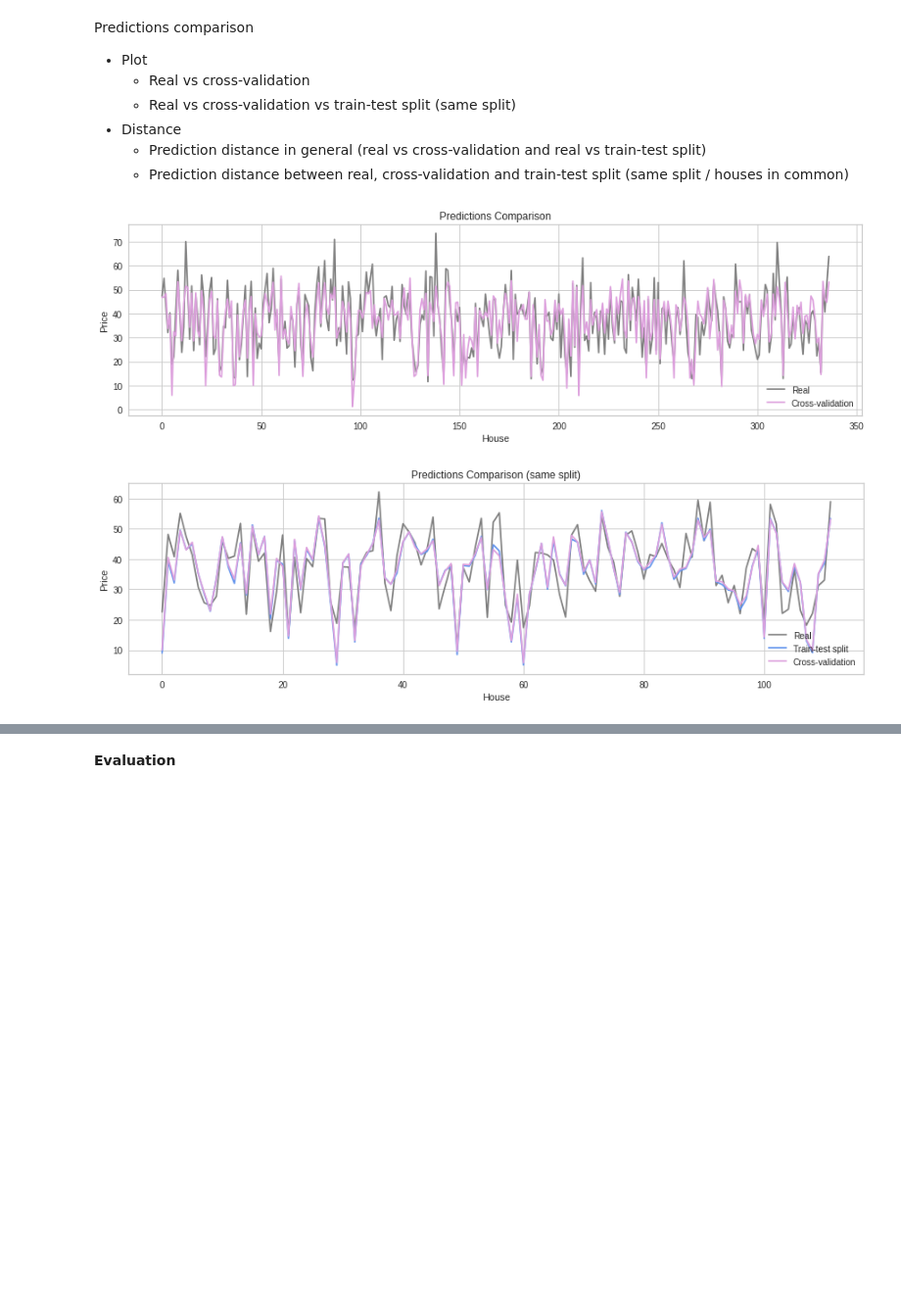
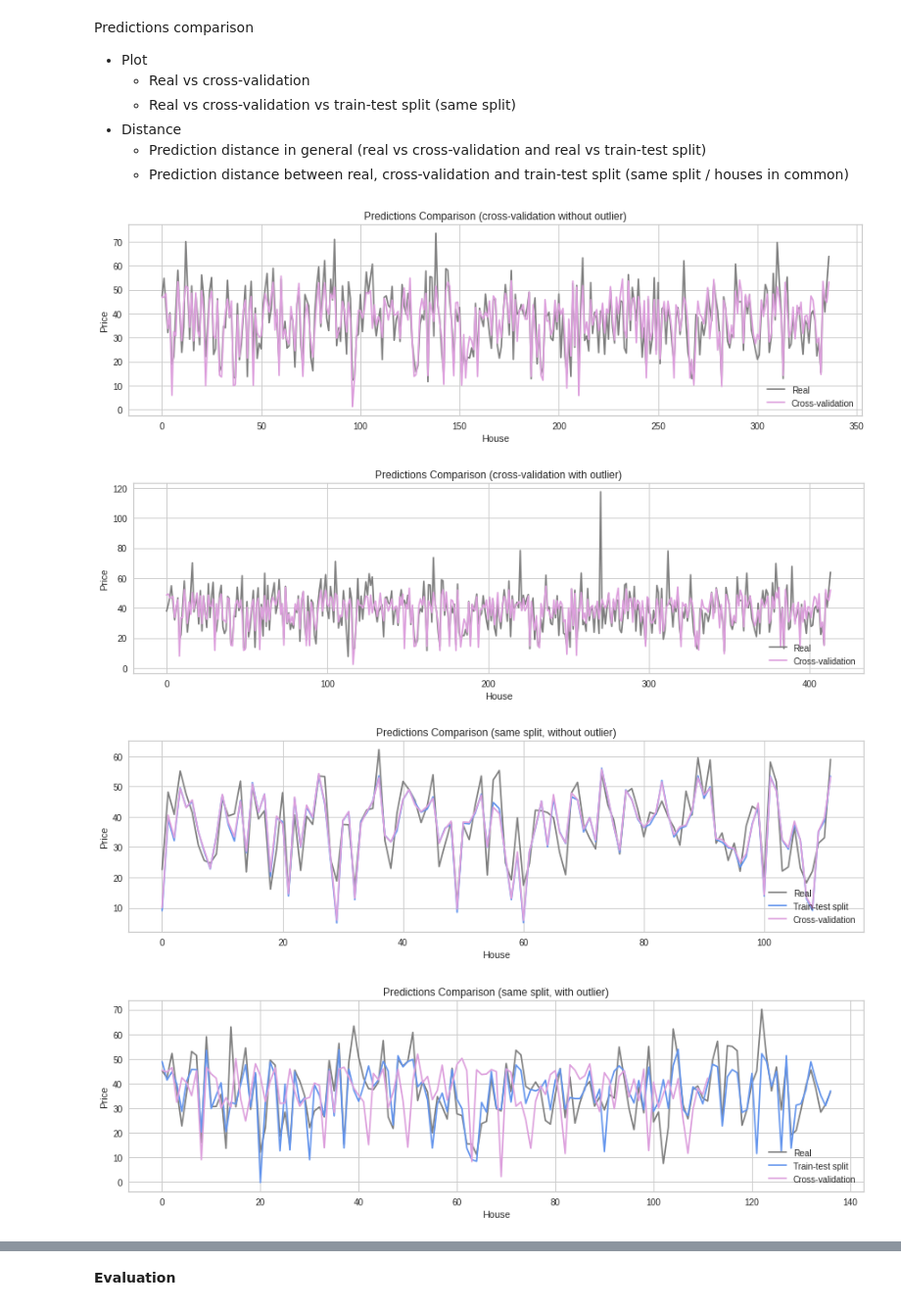
Before and after one commit to raquelcandido/Real_Estate, a Jupyter notebook: RealEstate_price_prediction.ipynb, the cells around one changed output, grey strips where cells are left out. Shown at 98% size. Drawn from its saved outputs; the diff is of its cells as text; code cells hidden in the pictures; blank space fills up the shorter version.

```diff
--- a/RealEstate_price_prediction.ipynb
+++ b/RealEstate_price_prediction.ipynb
@@ -390,10 +390,15 @@ y = data.loc[:,'Y house price of unit area']
 
 #Train-test split
 X_train, X_test, y_train, y_test = train_test_split(X, y, test_size=0.33, random_state=42)
-reg = LinearRegression().fit(X_train, y_train)    #fit train set
-price_predict = reg.predict(X_test)
 
-#Cross-validation
+#Linear regression model
+reg = LinearRegression()
+
+#linear regression with train-test split
+reg_fit = reg.fit(X_train, y_train)
+price_predict = reg_fit.predict(X_test)
+
+#linear regression with cross-validation
 price_predict_cv = cross_val_predict(reg, X, y, cv=10)
 
 #regression coefficients
@@ -411,10 +416,15 @@ y_out = old_data.loc[:,'Y house price of unit area']
 
 #Train-test split
 X_train_out, X_test_out, y_train_out, y_test_out = train_test_split(X_out, y_out, test_size=0.33, random_state=42)
-reg_out = LinearRegression().fit(X_train, y_train)    #fit train set
+
+#Linear regression model
+reg_out = LinearRegression()
+
+#linear regression with train set
+reg_fit_out = reg_out.fit(X_train, y_train)
 price_predict_out = reg.predict(X_test_out)
 
-#Cross-validation
+#liinear regression with cross-validation
 price_predict_cv_out = cross_val_predict(reg_out, X_out, y_out, cv=10)
 
 #regression coefficients
@@ -498,43 +511,74 @@ Predictions comparison
   - Prediction distance in general (real vs cross-validation and real vs train-test split)
   - Prediction distance between real, cross-validation and train-test split (same split / houses in common)
 # %%
+#Predictions comparison plot
+
+#real vs cross-validation (without outlier)
 plt.figure(figsize=(15,4))
-
 plt.plot(np.array(y), color='grey', label='Real')
 plt.plot(price_predict_cv, color='plum', label='Cross-validation')
 plt.xlabel('House')
 plt.ylabel('Price')
-plt.title('Predictions Comparison')
+plt.title('Predictions Comparison (cross-validation without outlier)')
 plt.legend(loc=4)
 plt.show()
 
+#real vs cross-validation (with outlier)
+plt.figure(figsize=(15,4))
+plt.plot(np.array(y_out), color='grey', label='Real')
+plt.plot(price_predict_cv_out, color='plum', label='Cross-validation')
+plt.xlabel('House')
+plt.ylabel('Price')
+plt.title('Predictions Comparison (cross-validation with outlier)')
+plt.legend(loc=4)
+plt.show()
 
+#real vs train-test vs cross-validation, without outlier
 plt.figure(figsize=(15,4))
-
 plt.plot(np.array(y_test), color='grey', label='Real')
 plt.plot(price_predict, color='cornflowerblue', label='Train-test split')
 plt.plot(price_predict_cv[y_test.index], color='plum', label='Cross-validation')
 plt.xlabel('House')
 plt.ylabel('Price')
-plt.title('Predictions Comparison (same split)')
+plt.title('Predictions Comparison (same split, without outlier)')
+plt.legend(loc=4)
+plt.show()
+
+#real vs train-test vs cross-validation, with outlier
+plt.figure(figsize=(15,4))
+plt.plot(np.array(y_test_out), color='grey', label='Real')
+plt.plot(price_predict_out, color='cornflowerblue', label='Train-test split')
+plt.plot(price_predict_cv_out[y_test.index], color='plum', label='Cross-validation')
+plt.xlabel('House')
+plt.ylabel('Price')
+plt.title('Predictions Comparison (same split, with outlier)')
 plt.legend(loc=4)
 plt.show()
 
 
-#Predictions comparison plot
 #Predictions distance (in general)
 print('\nEuclidean distance between prices (in general)')
 print('- Real vs train-test: %.3f' % distance.euclidean(y_test, price_predict))
-print('- Real vs cross-validation: %.3f' % distance.euclidean(y, price_predict_cv))
+print('- Real vs cross-validation (without outlier): %.3f' % distance.euclidean(y, price_predict_cv))
+print('- Real vs cross-validation (with outlier): %.3f' % distance.euclidean(y_out, price_predict_cv_out))
 
 
 #Predictions comparison plot
-#Predictions distance (cross validation and train-test split set are the same)
-print('\nEuclidean distance between prices (same split)')
+#Predictions distance (cross validation and train-test split set are the same), without outlier
+print('\nEuclidean distance between prices (same split, without outlier)')
 print('- Real vs train-test: %.3f' % distance.euclidean(y_test, price_predict))
 print('- Real vs cross-validation (all dataset): %.3f' % distance.euclidean(y_test, price_predict_cv[y_test.index]))
+
+
+#Predictions comparison plot
+#Predictions distance (cross validation and train-test split set are the same), with outlier
+print('\nEuclidean distance between prices (same split, with outlier)')
+print('- Real vs train-test: %.3f' % distance.euclidean(y_test_out, price_predict_out))
+print('- Real vs cross-validation (all dataset): %.3f' % distance.euclidean(y_test, price_predict_cv_out[y_test.index]))
 # %% [output]
-[figure, old version]
+[figure, new version]
-[figure, old version]
+[figure, new version]
+[figure, added]
+[figure, added]
 Euclidean distance between prices (in general)
 - Real vs train-test: 63.428
```
Also changed, not shown: parts of 5 cells of this notebook.
